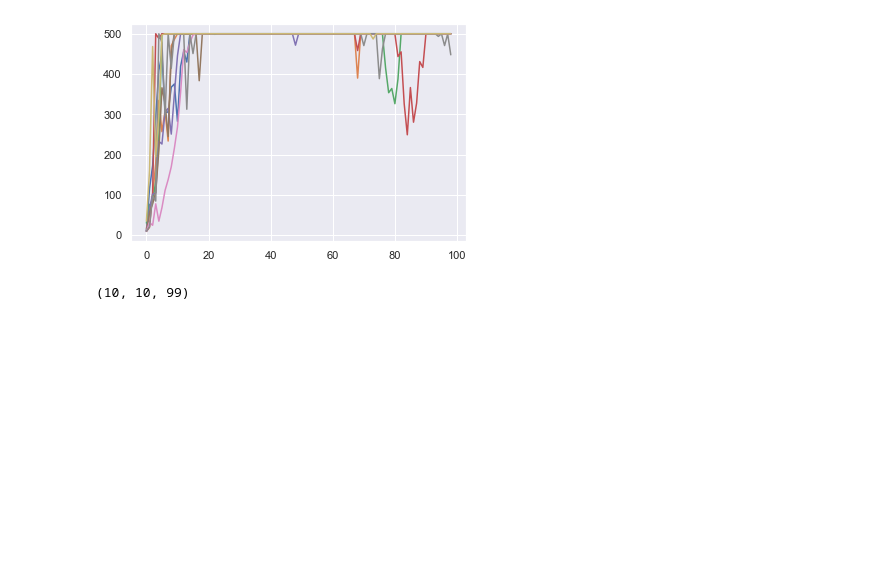
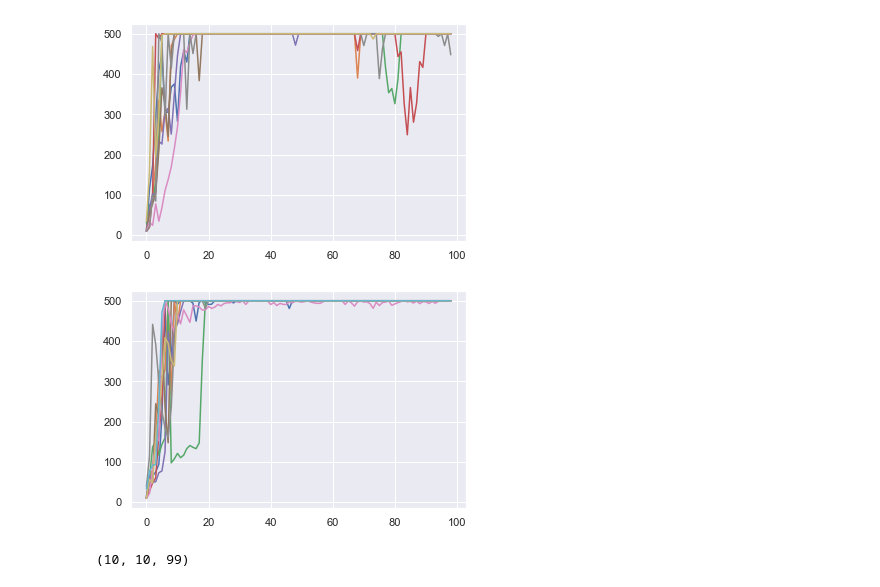
Before and after one commit to justinmaojones/agentflow, a Jupyter notebook: notebooks/eval_results_cartpole_ddpg_stable_01.ipynb, the cells around one changed output. Saved outputs shown, nothing was run; the diff lists cells and outputs as text; code cells hidden in the pictures; blank space fills up the shorter version.

```diff
--- a/notebooks/eval_results_cartpole_ddpg_stable_01.ipynb
+++ b/notebooks/eval_results_cartpole_ddpg_stable_01.ipynb
@@ -166,6 +179,16 @@ for i in range(0,100,10):
 #a.shape
 # %% [output]
 [figure]
+# %%
+a = []
+for i in range(0,100,10):
+    b = results['lrq1e-1_momentum0.2_nesterov_alpha2_prioritized']['test_ep_returns'][i:i+10]
+    plt.plot(b.mean(axis=0))
+    a.append(b)
+#a = np.stack(a)
+#a.shape
+# %% [output]
+[figure, added]
 # %%
 a = []
 for i in range(0,100,10):
```
Also changed, not shown: parts of 6 cells of this notebook.
